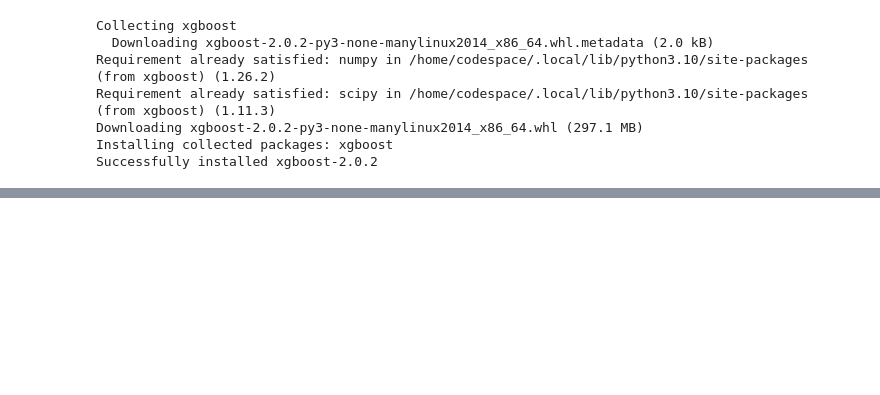
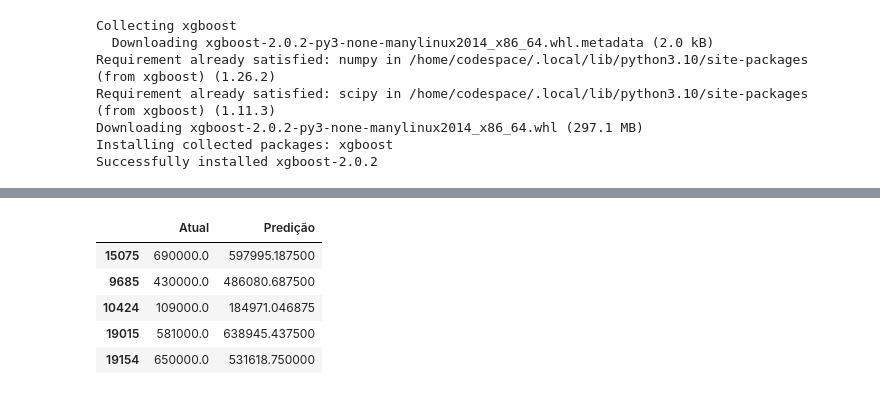
Before and after one commit to danmiirand/linearregressionifg, a Jupyter notebook: Teste_AtividadeGrupo_MelhorResultado.ipynb, the cells around one changed output, grey strips where cells are left out. Cells and saved outputs as stored; diff of their text form; code cells hidden in the pictures; blank space fills up the shorter version.

```diff
--- a/Teste_AtividadeGrupo_MelhorResultado.ipynb
+++ b/Teste_AtividadeGrupo_MelhorResultado.ipynb
@@ -129,0 +173,10 @@ Root Mean Squared Error (Lasso):  201993.05996175084
+# %%
+pred = pd.DataFrame({'Atual': y_test, 'Predição': y_pred})
+pred.head()
+# %% [output]
+|  | Atual | Predição |
+| 15075 | 690000.0 | 597995.187500 |
+| 9685 | 430000.0 | 486080.687500 |
+| 10424 | 109000.0 | 184971.046875 |
+| 19015 | 581000.0 | 638945.437500 |
+| 19154 | 650000.0 | 531618.750000 |
```
Also changed, not shown: parts of 7 cells of this notebook, 1 other file.
